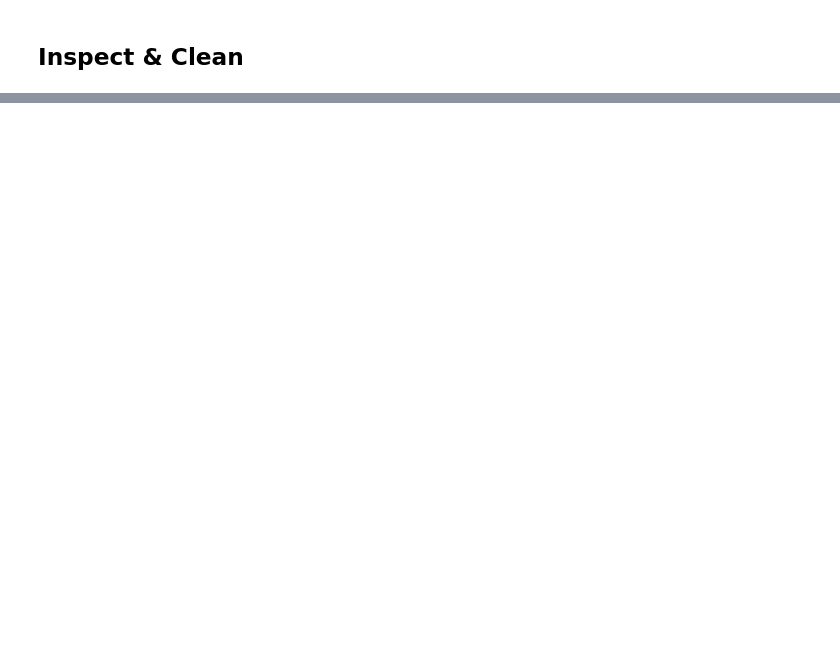
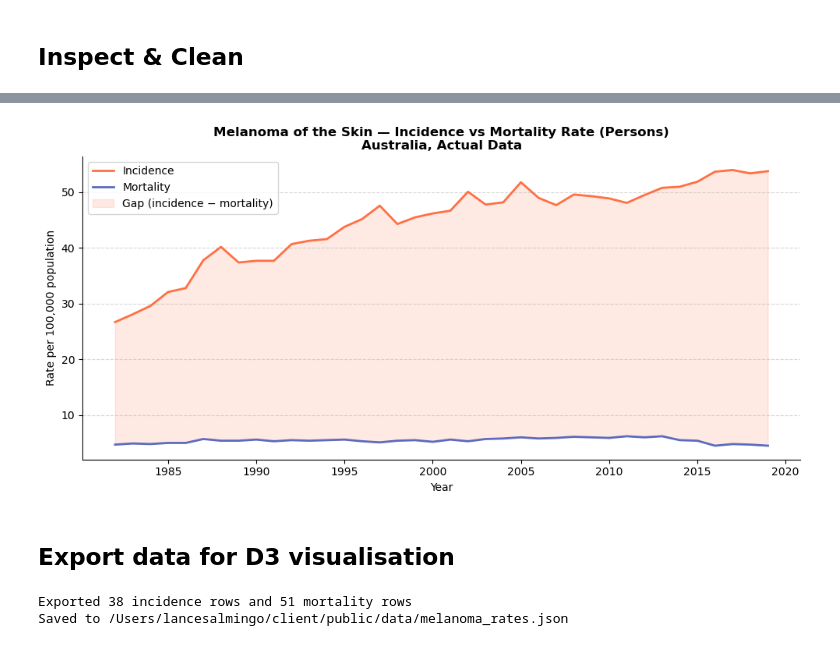
Before and after one commit to zainaisnain/fit5120-tp11-onboarding, a Jupyter notebook: data/data_wrangling.ipynb, the cells around one changed output, grey strips where cells are left out. Drawn from its saved outputs; the diff is of its cells as text; code cells hidden in the pictures; blank space fills up the shorter version.

```diff
--- a/data/data_wrangling.ipynb
+++ b/data/data_wrangling.ipynb
@@ -111,0 +244,68 @@ print('Columns — state:',    df_state.columns.tolist())
+# %%
+# Incidence vs Mortality on a single chart (Persons only) to show the gap
+inc_persons  = inc_trend[inc_trend['sex'] == 'Persons'].set_index('year')
+mort_persons = mort_trend[mort_trend['sex'] == 'Persons'].set_index('year')
+
+# Align on common years
+common_years = inc_persons.index.intersection(mort_persons.index)
+inc_vals  = inc_persons.loc[common_years, RATE_COL]
+mort_vals = mort_persons.loc[common_years, RATE_COL]
+
+fig, ax = plt.subplots(figsize=(10, 5))
+ax.plot(common_years, inc_vals,  label='Incidence', color='#FF7043', linewidth=2)
+ax.plot(common_years, mort_vals, label='Mortality',  color='#5C6BC0', linewidth=2)
+ax.fill_between(common_years, mort_vals, inc_vals, alpha=0.15, color='#FF7043', label='Gap (incidence − mortality)')
+
+ax.set_title('Melanoma of the Skin — Incidence vs Mortality Rate (Persons)\nAustralia, Actual Data', fontsize=12, fontweight='bold')
+ax.set_xlabel('Year')
+ax.set_ylabel('Rate per 100,000 population')
+ax.legend()
+ax.xaxis.set_major_locator(mticker.MultipleLocator(5))
+ax.grid(axis='y', linestyle='--', alpha=0.5)
+ax.spines[['top', 'right']].set_visible(False)
+
+plt.tight_layout()
+plt.savefig('melanoma_incidence_vs_mortality.png', dpi=150, bbox_inches='tight')
+plt.show()
+# %% [output]
+[figure, added]
+# %% [markdown]
+## Export data for D3 visualisation
+# %%
+import json
+
+OUT_DIR = Path('../../client/public/data')
+OUT_DIR.mkdir(parents=True, exist_ok=True)
+
+SEXES_EXPORT = ['Males', 'Females', 'Persons']
+
+def build_trend_records(asr_df, data_type='Actual'):
+    """Pivot to wide format: one row per year with a column per sex."""
+    mask = (asr_df['data_type'] == data_type) & (asr_df['sex'].isin(SEXES_EXPORT))
+    df = (
+        asr_df.loc[mask, ['year', 'sex', RATE_COL]]
+        .dropna()
+        .pivot(index='year', columns='sex', values=RATE_COL)
+        .reset_index()
+    )
+    df['year'] = df['year'].astype(int)
+    # Round rates to 2 dp
+    for col in SEXES_EXPORT:
+        if col in df.columns:
+            df[col] = df[col].round(2)
+    return df.to_dict(orient='records')
+
+payload = {
+    'incidence': build_trend_records(inc_asr),
+    'mortality': build_trend_records(mort_asr),
+}
+
+out_path = OUT_DIR / 'melanoma_rates.json'
+with open(out_path, 'w') as f:
+    json.dump(payload, f)
+
+print(f'Exported {len(payload["incidence"])} incidence rows and {len(payload["mortality"])} mortality rows')
+print(f'Saved to {out_path.resolve()}')
+# %% [output]
+Exported 38 incidence rows and 51 mortality rows
+Saved to /Users/lancesalmingo/client/public/data/melanoma_rates.json
```
Also changed, not shown: parts of 13 cells of this notebook.
